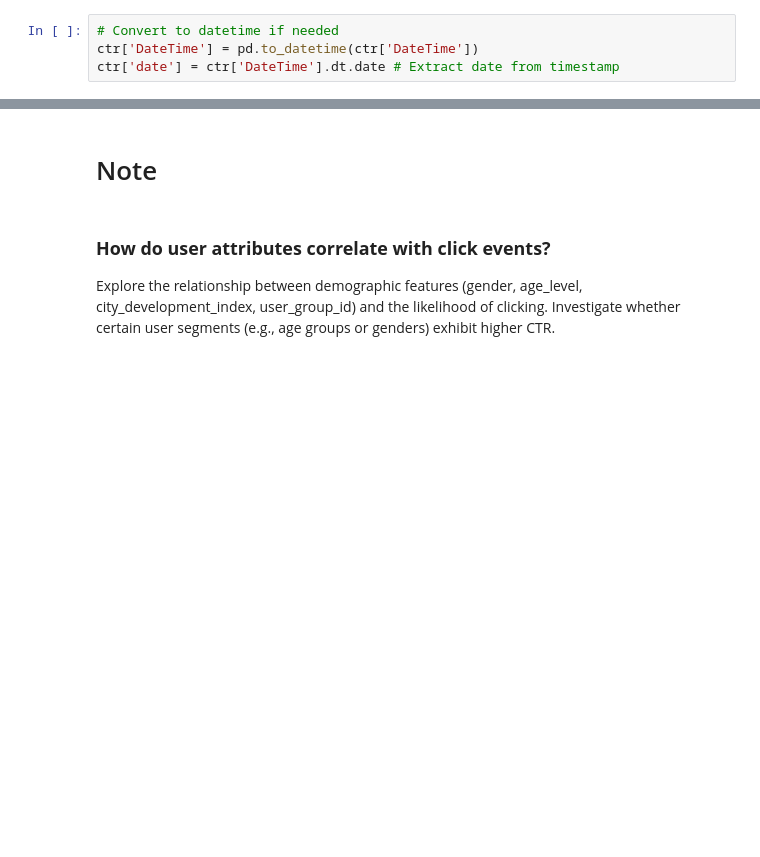
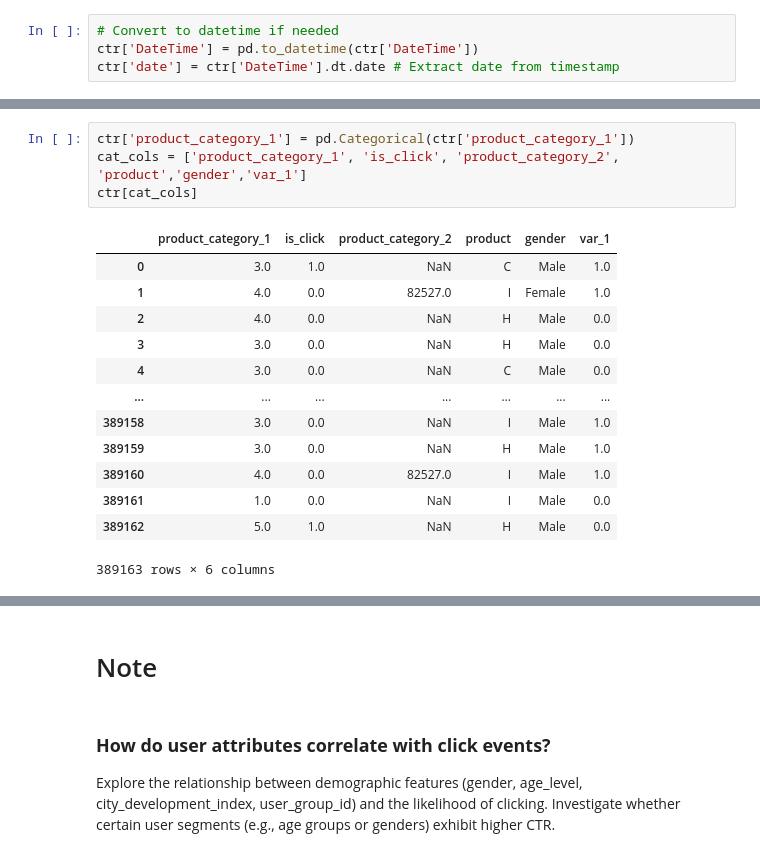
Before and after one commit to bagel-not-kaggle/YDATA-kaggle-assignment, a Jupyter notebook: notebooks/CTR_Data_EDA.ipynb, the cells around one changed output, grey strips where cells are left out. Drawn from its saved outputs; the diff is of its cells as text; blank space fills up the shorter version.

```diff
--- a/notebooks/CTR_Data_EDA.ipynb
+++ b/notebooks/CTR_Data_EDA.ipynb
@@ -46 +88,19 @@ date                        4109
 dtype: int64
+# %%
+ctr['product_category_1'] = pd.Categorical(ctr['product_category_1'])
+cat_cols = ['product_category_1', 'is_click', 'product_category_2', 'product','gender','var_1']
+ctr[cat_cols]
+# %% [output]
+|  | product_category_1 | is_click | product_category_2 | product | gender | var_1 |
+| 0 | 3.0 | 1.0 | NaN | C | Male | 1.0 |
+| 1 | 4.0 | 0.0 | 82527.0 | I | Female | 1.0 |
+| 2 | 4.0 | 0.0 | NaN | H | Male | 0.0 |
+| 3 | 3.0 | 0.0 | NaN | H | Male | 0.0 |
+| 4 | 3.0 | 0.0 | NaN | C | Male | 0.0 |
+| ... | ... | ... | ... | ... | ... | ... |
+| 389158 | 3.0 | 0.0 | NaN | I | Male | 1.0 |
+| 389159 | 3.0 | 0.0 | NaN | H | Male | 1.0 |
+| 389160 | 4.0 | 0.0 | 82527.0 | I | Male | 1.0 |
+| 389161 | 1.0 | 0.0 | NaN | I | Male | 0.0 |
+| 389162 | 5.0 | 1.0 | NaN | H | Male | 0.0 |
+389163 rows × 6 columns
```
Also changed, not shown: parts of 8 cells of this notebook, 19 other files.
